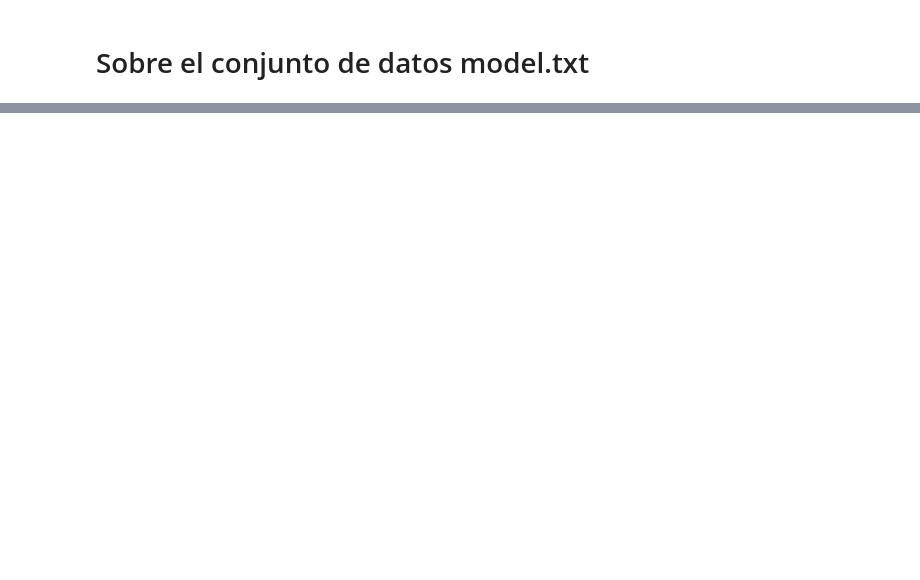
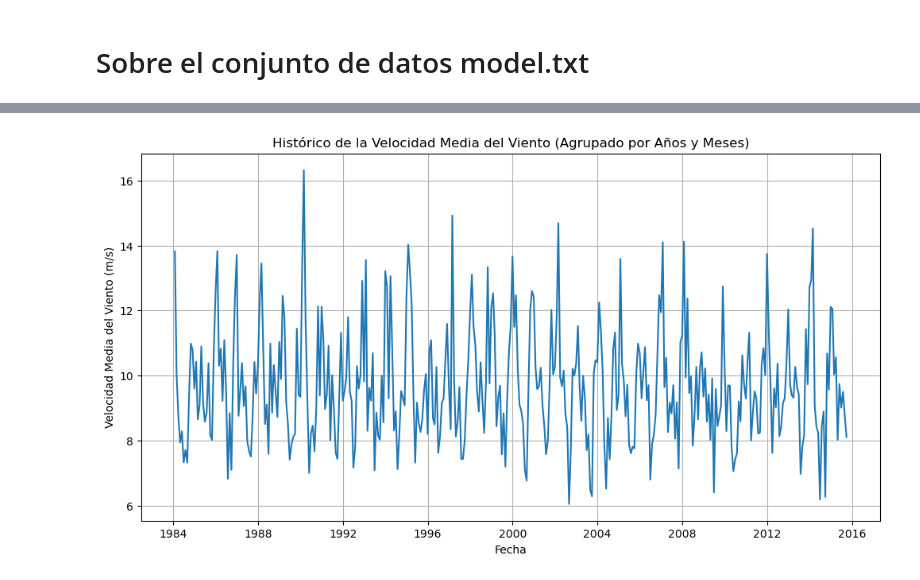
Before and after one commit to irisruip/Calculo_numerico, a Jupyter notebook: Evaluacion_4/Pandas.ipynb, the cells around one changed output, grey strips where cells are left out. Drawn from its saved outputs; the diff is of its cells as text; code cells hidden in the pictures; blank space fills up the shorter version.

```diff
--- a/Evaluacion_4/Pandas.ipynb
+++ b/Evaluacion_4/Pandas.ipynb
@@ -81,0 +88,30 @@ year
+# %%
+import pandas as pd
+import matplotlib.pyplot as plt
+
+# Cargar el conjunto de datos
+df = pd.read_table('model.txt', sep='\s+', skiprows=3)
+
+# Asegurarse de que la columna HHMM tenga siempre 4 dígitos
+df['HHMM'] = df['HHMM'].apply(lambda x: f'{int(x):04d}')
+
+# Convertir la columna de fecha y hora a un objeto datetime
+df['datetime'] = pd.to_datetime(df['YYYYMMDD'].astype(str) + df['HHMM'].astype(str), format='%Y%m%d%H%M')
+
+# Establecer la columna datetime como índice
+df.set_index('datetime', inplace=True)
+
+# Agrupar por año y mes y calcular la velocidad media del viento
+df['M(m/s)'] = pd.to_numeric(df['M(m/s)'], errors='coerce')
+df_monthly_mean = df['M(m/s)'].resample('M').mean()
+
+# Crear el gráfico del histórico de la velocidad media del viento
+plt.figure(figsize=(12, 6))
+plt.plot(df_monthly_mean)
+plt.title('Histórico de la Velocidad Media del Viento (Agrupado por Años y Meses)')
+plt.xlabel('Fecha')
+plt.ylabel('Velocidad Media del Viento (m/s)')
+plt.grid(True)
+plt.show()
+# %% [output]
+[figure, added]
```
Also changed, not shown: parts of 9 cells of this notebook.
